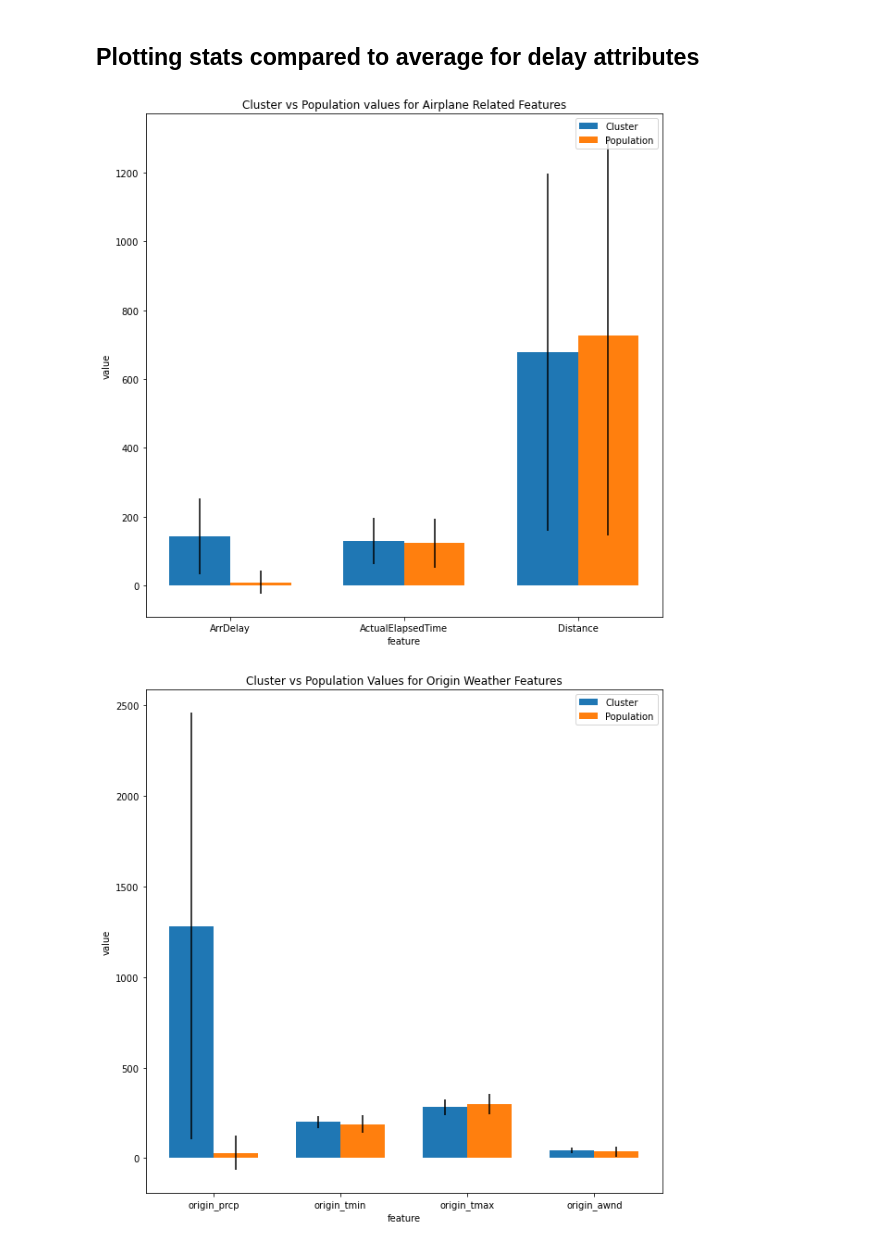
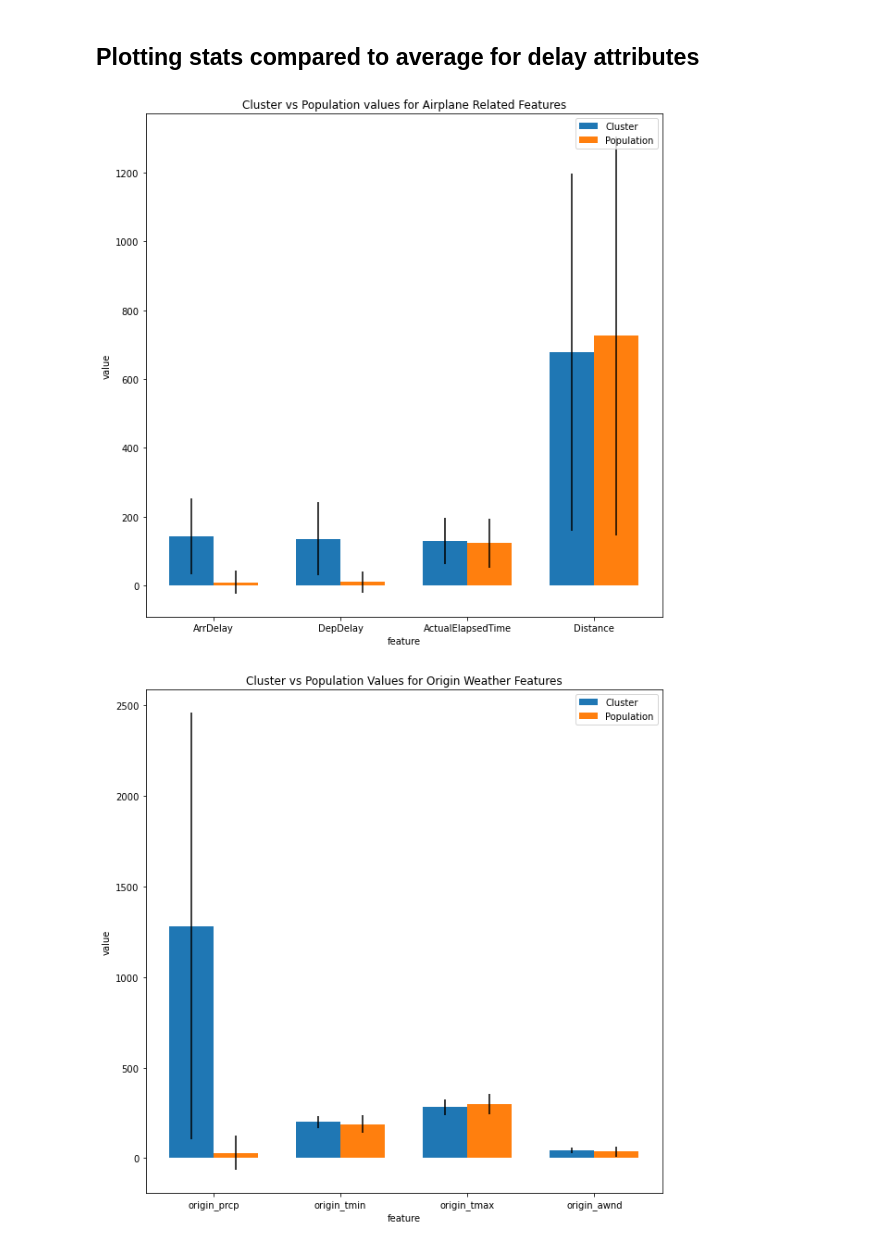
Before and after one commit to vishal929/Massive-Data-CS543, a Jupyter notebook: cluster_analysis/cure_cluster_analysis_summer.ipynb, the cells around one changed output. Cells and saved outputs as stored; diff of their text form; code cells hidden in the pictures.

```diff
--- a/cluster_analysis/cure_cluster_analysis_summer.ipynb
+++ b/cluster_analysis/cure_cluster_analysis_summer.ipynb
@@ -365,11 +365,11 @@ def plot_features(labels,title,interested_stats,pop_stats):
     plt.plot()
 # %%
 # flight related features
-labels = ['ArrDelay', 'ActualElapsedTime', 'Distance']
+labels = ['ArrDelay', 'DepDelay', 'ActualElapsedTime', 'Distance']
 title = 'Cluster vs Population values for Airplane Related Features'
 plot_features(labels,title,interested_stats,pop_stats)
 # %% [output]
-[figure, old version]
+[figure, new version]
 # %%
 # weather related features for origin
 labels = ['origin_prcp','origin_tmin','origin_tmax','origin_awnd']
```
Also changed, not shown: parts of 3 cells of this notebook, 1 other file.
